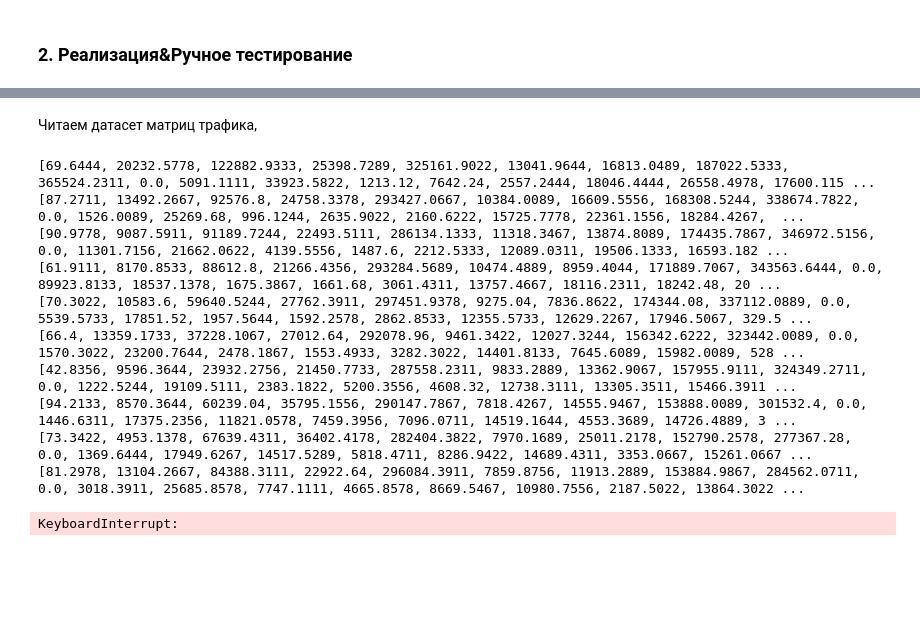
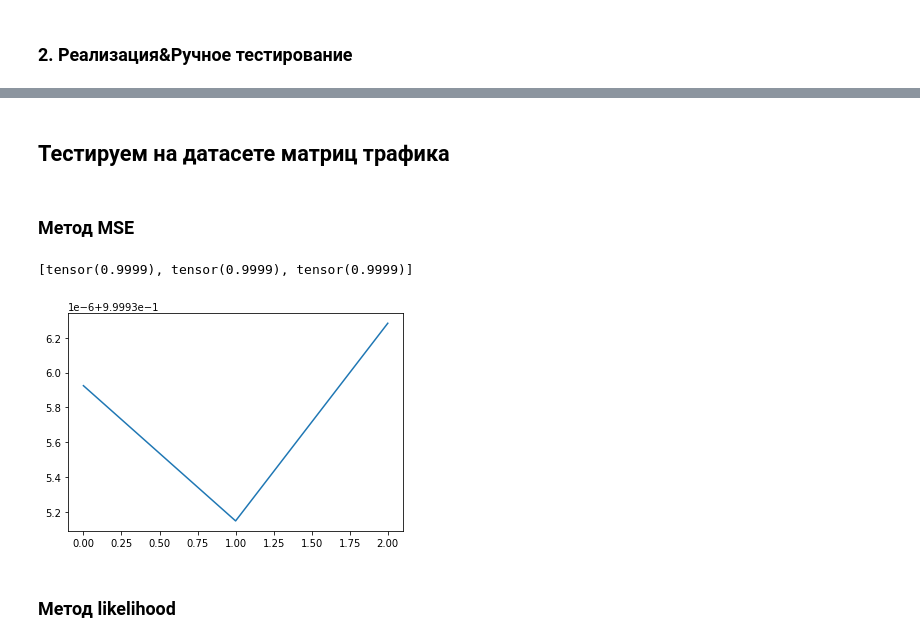
Before and after one commit to kichyr/tm_estimation, a Jupyter notebook: training_models.ipynb, the cells around one changed output, grey strips where cells are left out. Drawn from its saved outputs; the diff is of its cells as text; code cells hidden in the pictures; blank space fills up the shorter version.

```diff
--- a/training_models.ipynb
+++ b/training_models.ipynb
@@ -137,55 +87,15 @@ tensor(nan, dtype=torch.float64, requires_grad=True))
 # %% [markdown]
-Читаем датасет матриц трафика,
+## Тестируем на датасете матриц трафика
-# %%
-import csv
-from collections import deque
-import models
-import likelihood_method
-
-def convert_to_link_weights(A, TMs):
-    Ys = []
-    Xs = []
-    for tm in TMs:
-        X = torch.Tensor(tm)
-        Xs.append(X)
-        Ys.append(A @ X)
-    return (Ys, Xs)
-
-def loss(predTM, originalTM):
-    diff = predTM - originalTM
-    return torch.abs(diff.sum() / diff.size(dim=0))
-
-
-history_size = 10
-links_weights_hist = deque(maxlen=history_size)
-networkModel = models.NetworkModel(graph=test_graph)
-
-with open('data/geant-flat-tms.csv.1', newline='') as csvfile:
-    spamreader = csv.reader(csvfile, delimiter=' ', quotechar='|')
-    i = 0
-    for row in spamreader:
-        i+=1
-        rawTM = [float(x) for x in row[0].split(",")[1:]]
-        links_weights_hist.append(rawTM)
-        if i < history_size:
-            continue
-
-        Ys, X = convert_to_link_weights(networkModel.A, links_weights_hist)
-        networkModel.set_link_load_raw(Ys)
-        likelihood_solver = likelihood_method.TMSolver_LikelihoodMethod()
-        predTM, _ = likelihood_solver.get_optimal_solution(networkModel)
-        print(predTM)
-        print(loss(predTM, torch.Tensor(rawTM)))
-        # networkModel.set_link_load(links_weights_hist=list(links_weights_hist))
-# %% [output]
-[69.6444, 20232.5778, 122882.9333, 25398.7289, 325161.9022, 13041.9644, 16813.0489, 187022.5333, 365524.2311, 0.0, 5091.1111, 33923.5822, 1213.12, 7642.24, 2557.2444, 18046.4444, 26558.4978, 17600.115 ...
-[87.2711, 13492.2667, 92576.8, 24758.3378, 293427.0667, 10384.0089, 16609.5556, 168308.5244, 338674.7822, 0.0, 1526.0089, 25269.68, 996.1244, 2635.9022, 2160.6222, 15725.7778, 22361.1556, 18284.4267,  ...
-[90.9778, 9087.5911, 91189.7244, 22493.5111, 286134.1333, 11318.3467, 13874.8089, 174435.7867, 346972.5156, 0.0, 11301.7156, 21662.0622, 4139.5556, 1487.6, 2212.5333, 12089.0311, 19506.1333, 16593.182 ...
-[61.9111, 8170.8533, 88612.8, 21266.4356, 293284.5689, 10474.4889, 8959.4044, 171889.7067, 343563.6444, 0.0, 89923.8133, 18537.1378, 1675.3867, 1661.68, 3061.4311, 13757.4667, 18116.2311, 18242.48, 20 ...
-[70.3022, 10583.6, 59640.5244, 27762.3911, 297451.9378, 9275.04, 7836.8622, 174344.08, 337112.0889, 0.0, 5539.5733, 17851.52, 1957.5644, 1592.2578, 2862.8533, 12355.5733, 12629.2267, 17946.5067, 329.5 ...
-[66.4, 13359.1733, 37228.1067, 27012.64, 292078.96, 9461.3422, 12027.3244, 156342.6222, 323442.0089, 0.0, 1570.3022, 23200.7644, 2478.1867, 1553.4933, 3282.3022, 14401.8133, 7645.6089, 15982.0089, 528 ...
-[42.8356, 9596.3644, 23932.2756, 21450.7733, 287558.2311, 9833.2889, 13362.9067, 157955.9111, 324349.2711, 0.0, 1222.5244, 19109.5111, 2383.1822, 5200.3556, 4608.32, 12738.3111, 13305.3511, 15466.3911 ...
-[94.2133, 8570.3644, 60239.04, 35795.1556, 290147.7867, 7818.4267, 14555.9467, 153888.0089, 301532.4, 0.0, 1446.6311, 17375.2356, 11821.0578, 7459.3956, 7096.0711, 14519.1644, 4553.3689, 14726.4889, 3 ...
-[73.3422, 4953.1378, 67639.4311, 36402.4178, 282404.3822, 7970.1689, 25011.2178, 152790.2578, 277367.28, 0.0, 1369.6444, 17949.6267, 14517.5289, 5818.4711, 8286.9422, 14689.4311, 3353.0667, 15261.0667 ...
-[81.2978, 13104.2667, 84388.3111, 22922.64, 296084.3911, 7859.8756, 11913.2889, 153884.9867, 284562.0711, 0.0, 3018.3911, 25685.8578, 7747.1111, 4665.8578, 8669.5467, 10980.7556, 2187.5022, 13864.3022 ...
-KeyboardInterrupt:
+# %% [markdown]
+### Метод MSE
+# %%
+import benchmark_util
+import solvers.mse_method
+
+mse_solver = solvers.mse_method.TMSolver_MSEMethod(max_grad_dec = 1000)
+benchmark_util.benchmark_solver(mse_solver, test_cases_size=2, history_size = 20)
+# %% [output]
+[tensor(0.9999), tensor(0.9999), tensor(0.9999)]
+[figure, added]
+# %% [markdown]
+### Метод likelihood
```
Also changed, not shown: parts of 5 cells of this notebook, 8 other files.
